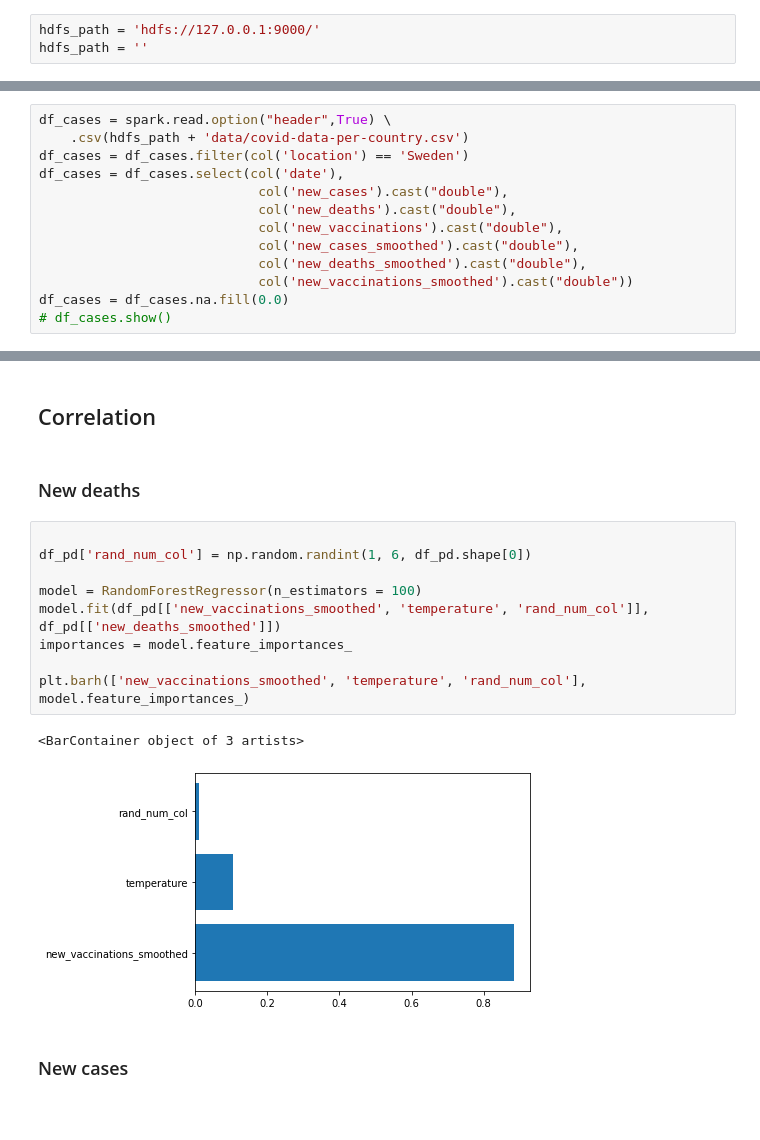
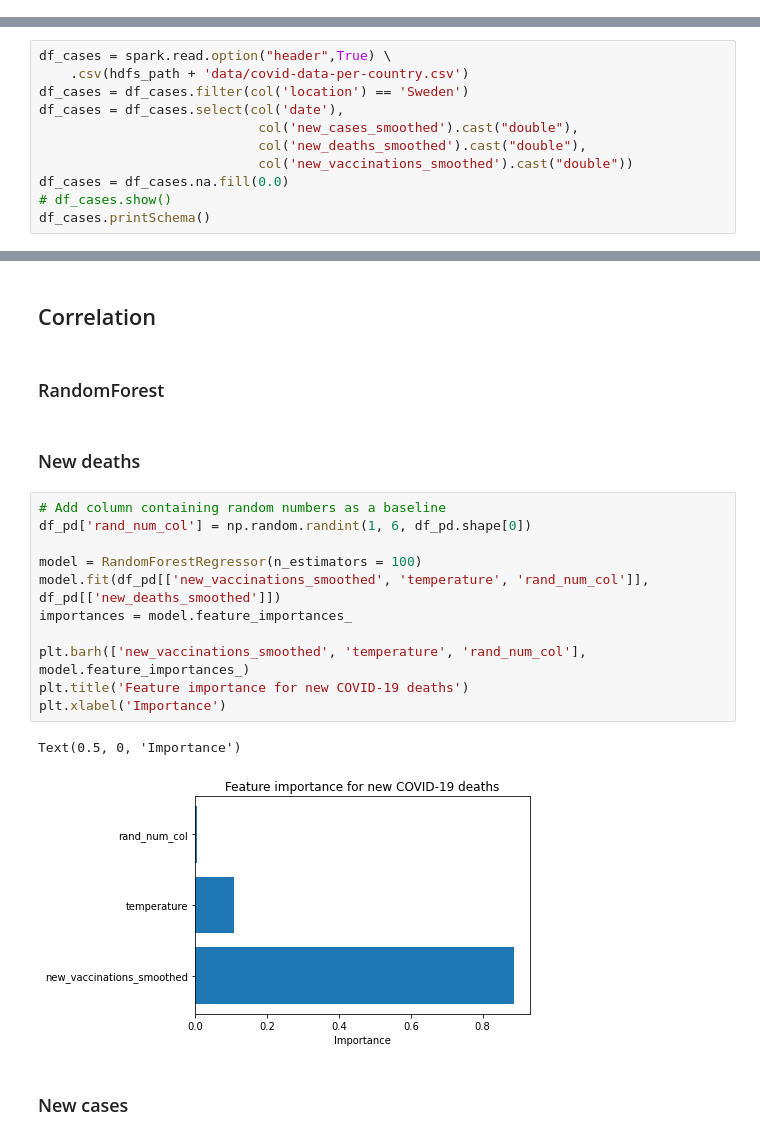
Before and after one commit to annasanchez27/covid-vaccination, a Jupyter notebook: experiments.ipynb, the cells around one changed output, grey strips where cells are left out. Drawn from its saved outputs; the diff is of its cells as text; blank space fills up the shorter version.

```diff
--- a/experiments.ipynb
+++ b/experiments.ipynb
@@ -21,3 +22,0 @@ os.environ["PYTHON_VERSION"] = "3.8.5"
-# %%
-hdfs_path = 'hdfs://127.0.0.1:9000/'
-hdfs_path = ''
@@ -36,11 +37,9 @@ df_cases = spark.read.option("header",True) \
     .csv(hdfs_path + 'data/covid-data-per-country.csv')
 df_cases = df_cases.filter(col('location') == 'Sweden')
 df_cases = df_cases.select(col('date'),
-                            col('new_cases').cast("double"),
-                            col('new_deaths').cast("double"),
-                            col('new_vaccinations').cast("double"),
                             col('new_cases_smoothed').cast("double"),
                             col('new_deaths_smoothed').cast("double"),
                             col('new_vaccinations_smoothed').cast("double"))
 df_cases = df_cases.na.fill(0.0)
 # df_cases.show()
+df_cases.printSchema()
@@ -91,19 +114,23 @@ AnalysisException: cannot resolve '(PARTITION BY conv_date RANGE BETWEEN -3L FOL
 # %% [markdown]
 ## Correlation
+# %% [markdown]
+### RandomForest
 # %% [markdown]
 ### New deaths
 # %%
-
+# Add column containing random numbers as a baseline
 df_pd['rand_num_col'] = np.random.randint(1, 6, df_pd.shape[0])
 
 model = RandomForestRegressor(n_estimators = 100)
 model.fit(df_pd[['new_vaccinations_smoothed', 'temperature', 'rand_num_col']], df_pd[['new_deaths_smoothed']])
 importances = model.feature_importances_
 
 plt.barh(['new_vaccinations_smoothed', 'temperature', 'rand_num_col'], model.feature_importances_)
+plt.title('Feature importance for new COVID-19 deaths')
+plt.xlabel('Importance')
 # %% [output]
-<BarContainer object of 3 artists>
+Text(0.5, 0, 'Importance')
-[figure, old version]
+[figure, new version]
 # %% [markdown]
 ### New cases
 # %%
```
Also changed, not shown: parts of 27 cells of this notebook.
